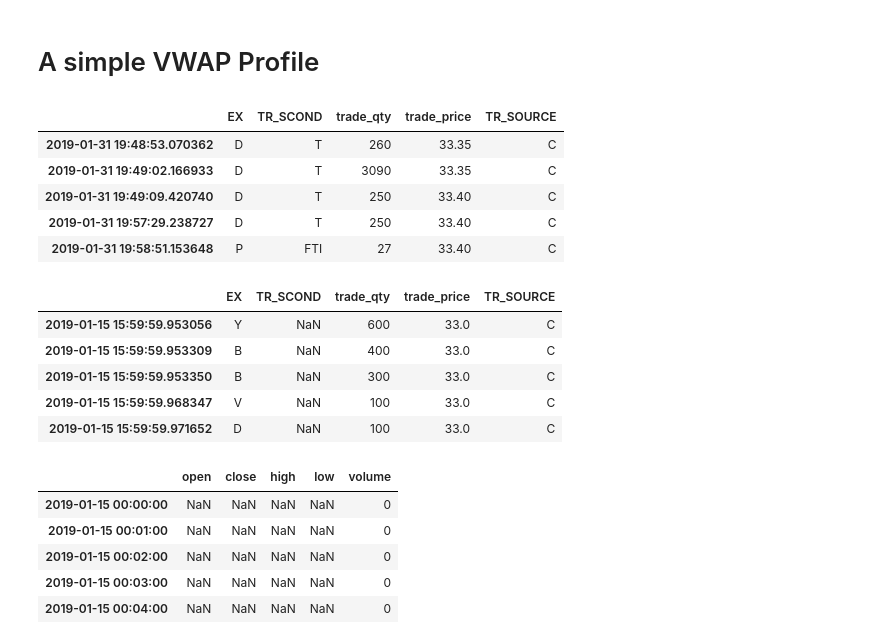
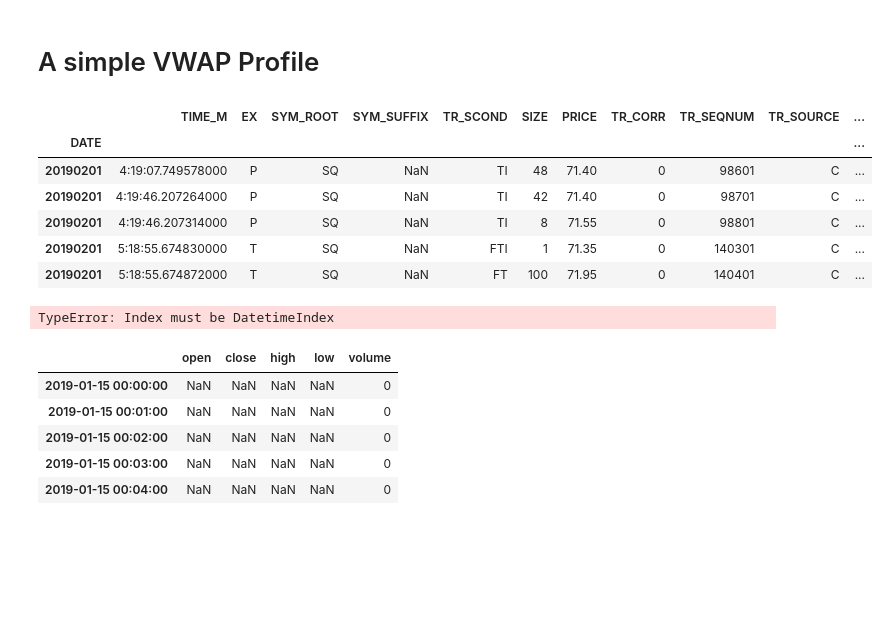
Before and after one commit to franklili3/Python-for-Finance-Engineering, a Jupyter notebook: homework4/L4.2 VWAP Profile.ipynb, the cells around one changed output. Cells and saved outputs as stored; diff of their text form; code cells hidden in the pictures; blank space fills up the shorter version.

Commit message:
reload trades data

```diff
--- a/homework4/L4.2 VWAP Profile.ipynb
+++ b/homework4/L4.2 VWAP Profile.ipynb
@@ -15,28 +15,26 @@ register_matplotlib_converters()
 # %%
 # load TWTR trades for the month
 # tick data sourced from Wharton WRDS
-twtr_trades = pd.read_pickle('TWTR_trades_201901.gz')
+twtr_trades = pd.read_csv('SQ_trades_201902.zip')
+# %%
+twtr_trades = twtr_trades.set_index('DATE', 'TIME_M')
 # %%
-twtr_trades.tail()
+twtr_trades.head()
 # %% [output]
-|  | EX | TR_SCOND | trade_qty | trade_price | TR_SOURCE |
-| 2019-01-31 19:48:53.070362 | D | T | 260 | 33.35 | C |
-| 2019-01-31 19:49:02.166933 | D | T | 3090 | 33.35 | C |
-| 2019-01-31 19:49:09.420740 | D | T | 250 | 33.40 | C |
-| 2019-01-31 19:57:29.238727 | D | T | 250 | 33.40 | C |
-| 2019-01-31 19:58:51.153648 | P | FTI | 27 | 33.40 | C |
+|  | TIME_M | EX | SYM_ROOT | SYM_SUFFIX | TR_SCOND | SIZE | PRICE | TR_CORR | TR_SEQNUM | TR_SOURCE | ... |
+| DATE |  |  |  |  |  |  |  |  |  |  | ... |
+| 20190201 | 4:19:07.749578000 | P | SQ | NaN | TI | 48 | 71.40 | 0 | 98601 | C | ... |
+| 20190201 | 4:19:46.207264000 | P | SQ | NaN | TI | 42 | 71.40 | 0 | 98701 | C | ... |
+| 20190201 | 4:19:46.207314000 | P | SQ | NaN | TI | 8 | 71.55 | 0 | 98801 | C | ... |
+| 20190201 | 5:18:55.674830000 | T | SQ | NaN | FTI | 1 | 71.35 | 0 | 140301 | C | ... |
+| 20190201 | 5:18:55.674872000 | T | SQ | NaN | FT | 100 | 71.95 | 0 | 140401 | C | ... |
 # %%
 # let's clean up the before and after hours times
 twtr_trades = twtr_trades.between_time( '09:30:00', '16:00:00' )
 
-twtr_trades['2019-01-15'].tail()
+twtr_trades['2019-02-15'].tail()
 # %% [output]
-|  | EX | TR_SCOND | trade_qty | trade_price | TR_SOURCE |
-| 2019-01-15 15:59:59.953056 | Y | NaN | 600 | 33.0 | C |
-| 2019-01-15 15:59:59.953309 | B | NaN | 400 | 33.0 | C |
-| 2019-01-15 15:59:59.953350 | B | NaN | 300 | 33.0 | C |
-| 2019-01-15 15:59:59.968347 | V | NaN | 100 | 33.0 | C |
-| 2019-01-15 15:59:59.971652 | D | NaN | 100 | 33.0 | C |
+TypeError: Index must be DatetimeIndex
 # %%
 # now let's make some 1 minute data using resample
 minute_data = pd.DataFrame()
```
